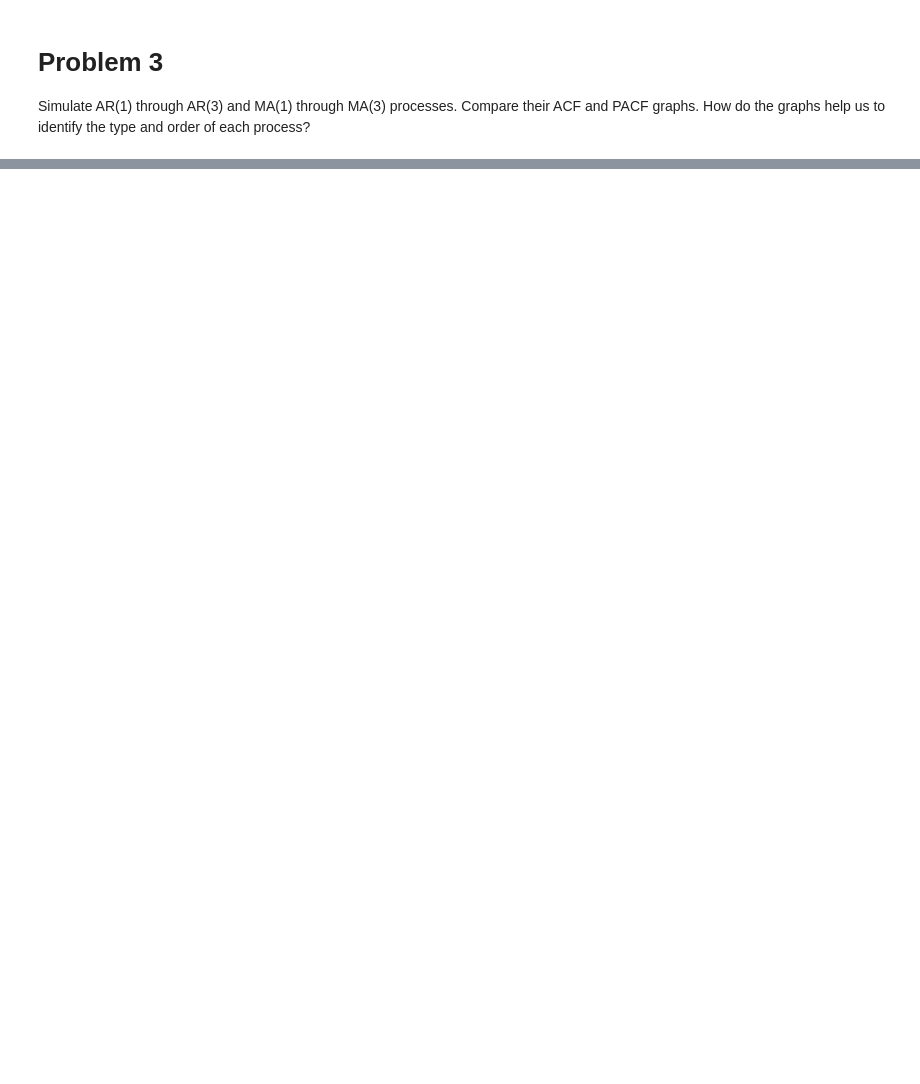
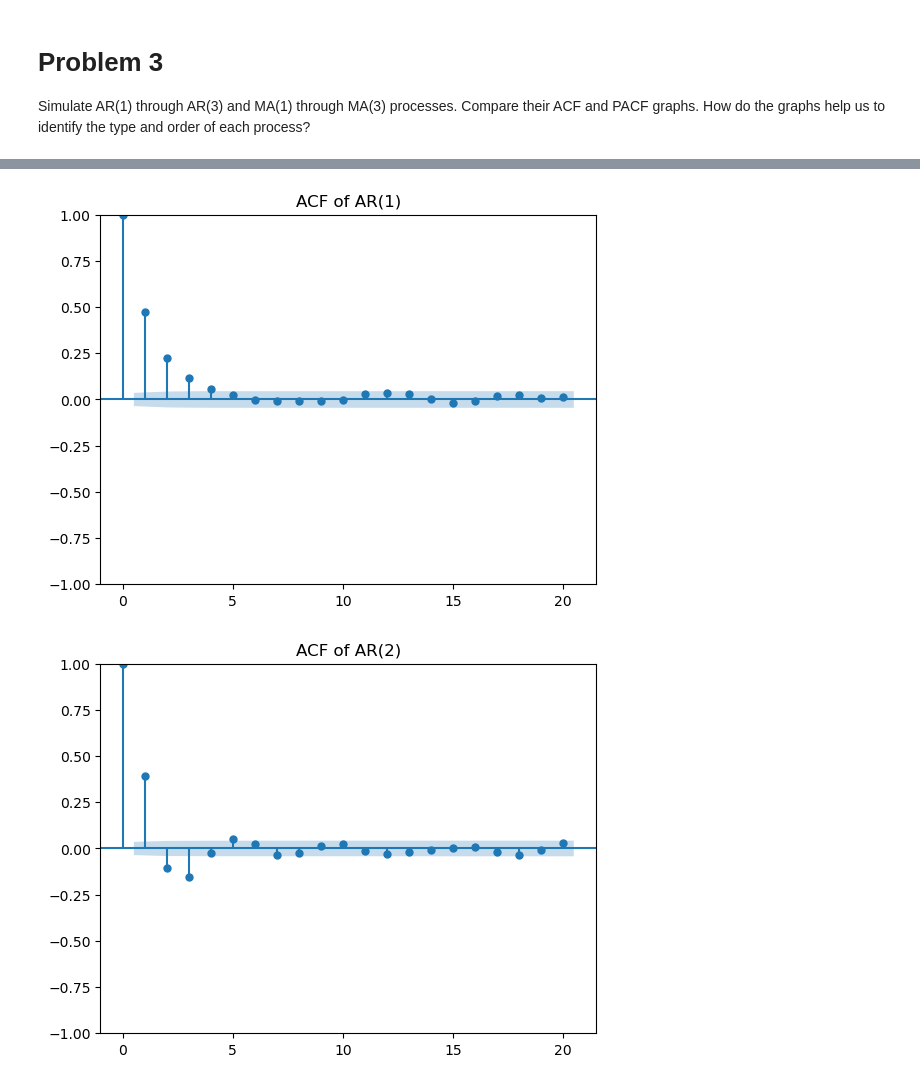
Before and after one commit to NemoDarjeeling/Fintech545, a Jupyter notebook: week2/week2_assignment/week2_code.ipynb, the cells around one changed output, grey strips where cells are left out. Saved outputs shown, nothing was run; the diff lists cells and outputs as text; code cells hidden in the pictures; blank space fills up the shorter version.

```diff
--- a/week2/week2_assignment/week2_code.ipynb
+++ b/week2/week2_assignment/week2_code.ipynb
@@ -292,0 +411,16 @@ Simulate AR(1) through AR(3) and MA(1) through MA(3) processes. Compare their AC
+# %%
+# ACF for AR(1), AR(2), AR(3)
+sm.graphics.tsa.plot_acf(y_ar1, lags = 20)
+plt.title("ACF of AR(1)")
+plt.show()
+
+sm.graphics.tsa.plot_acf(y_ar2, lags = 20)
+plt.title("ACF of AR(2)")
+plt.show()
+
+sm.graphics.tsa.plot_acf(y_ar3, lags = 20)
+plt.title("ACF of AR(3)")
+plt.show()
+# %% [output]
+[figure, added]
+[figure, added]
```
Also changed, not shown: parts of 16 cells of this notebook, 7 other files.
